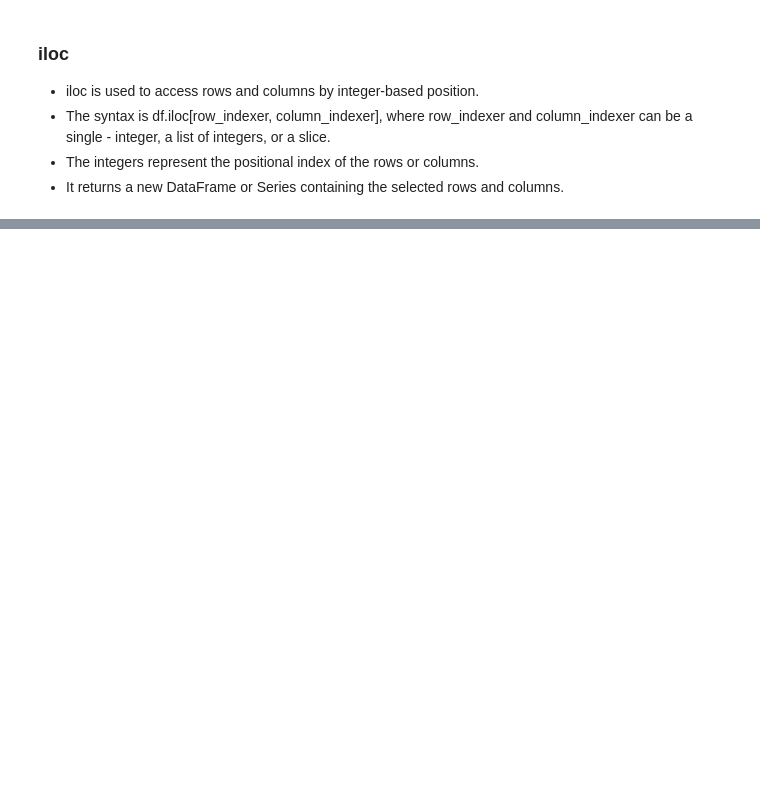
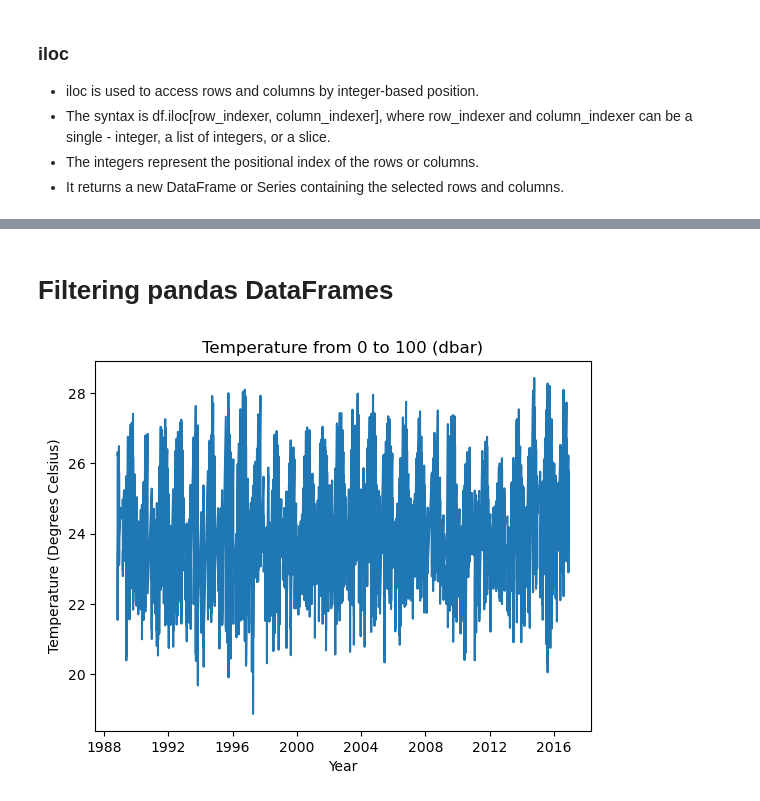
Before and after one commit to fcarvalhopacheco/datacamp-python, a Jupyter notebook: 02.intermediate_python/02.dictionaries.ipynb, the cells around one changed output, grey strips where cells are left out. Cells and saved outputs as stored; diff of their text form; code cells hidden in the pictures; blank space fills up the shorter version.

Commit message:
filtering

```diff
--- a/02.intermediate_python/02.dictionaries.ipynb
+++ b/02.intermediate_python/02.dictionaries.ipynb
@@ -118,0 +274,2 @@ df['CTDPRS'] = -df['CTDPRS']     # convert pressure to negative
+# %% [markdown]
+# Filtering pandas DataFrames
@@ -118,0 +283,17 @@ df['CTDPRS'] = -df['CTDPRS']     # convert pressure to negative
+# %%
+# Filter the top 100m
+pressure_100=df[np.logical_and(df['CTDPRS'] <= 0, df['CTDPRS'] >= -100)]
+# %%
+# Create figure
+fig, ax = plt.subplots()
+ax.plot(pressure_100['CTDTMP'])
+
+#Add labels and a title
+ax.set_xlabel('Year')
+ax.set_ylabel('Temperature (Degrees Celsius)')
+ax.set_title('Temperature from 0 to 100 (dbar)')
+
+
+plt.show()
+# %% [output]
+[figure, added]
```
Also changed, not shown: parts of 19 cells of this notebook.
